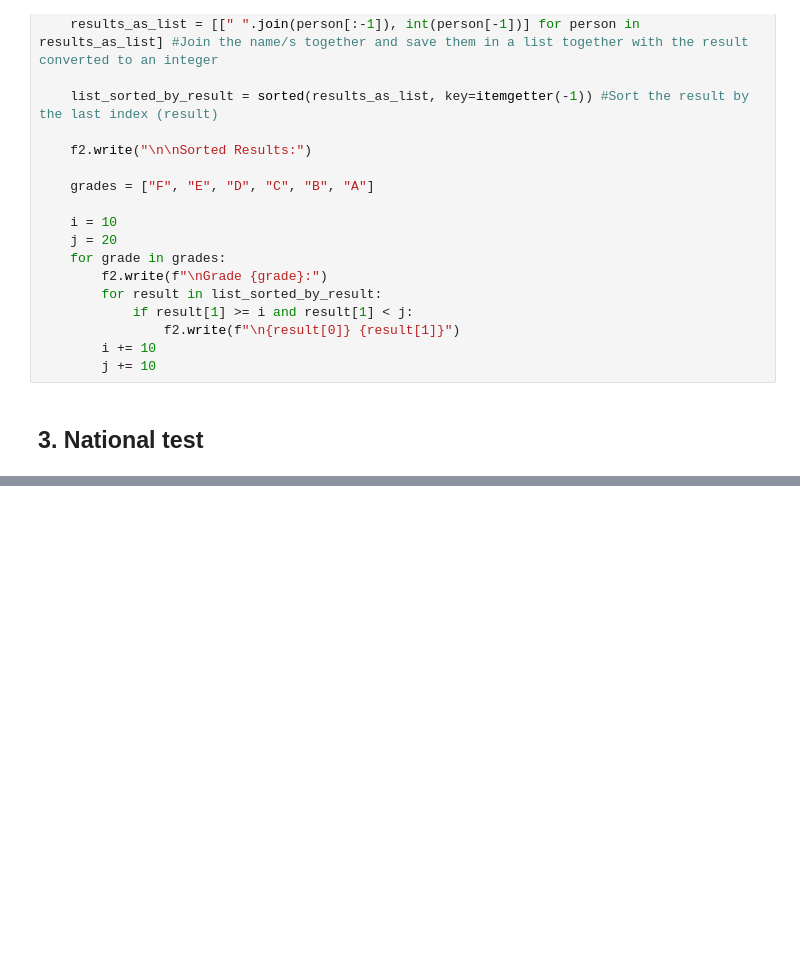
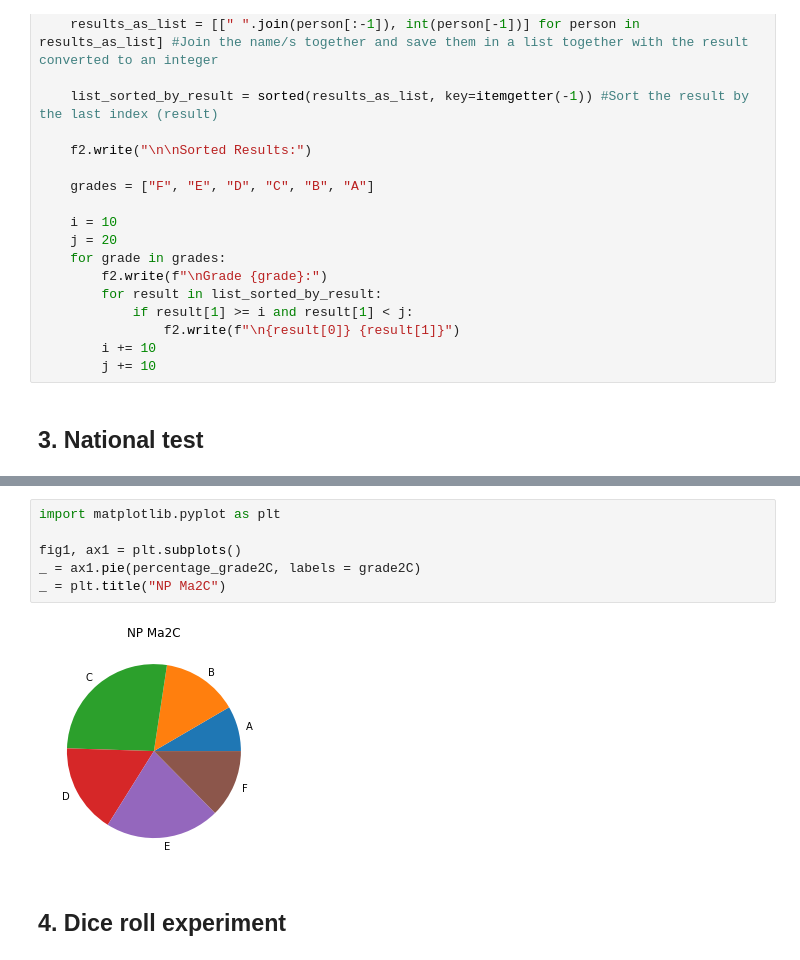
Before and after one commit to Anna-MariaSjolund/Python-Programming-Anna-MariaSjolund, a Jupyter notebook: Exercises/Week 37/exercise08-1-4.ipynb, the cells around one changed output, grey strips where cells are left out. Drawn from its saved outputs; the diff is of its cells as text; blank space fills up the shorter version.

```diff
--- a/Exercises/Week 37/exercise08-1-4.ipynb
+++ b/Exercises/Week 37/exercise08-1-4.ipynb
@@ -79,0 +98,10 @@ with open
+# %%
+import matplotlib.pyplot as plt
+
+fig1, ax1 = plt.subplots()
+_ = ax1.pie(percentage_grade2C, labels = grade2C)
+_ = plt.title("NP Ma2C")
+# %% [output]
+[figure, added]
+# %% [markdown]
+## 4. Dice roll experiment
```
Also changed, not shown: parts of 4 cells of this notebook, 1 other file.
